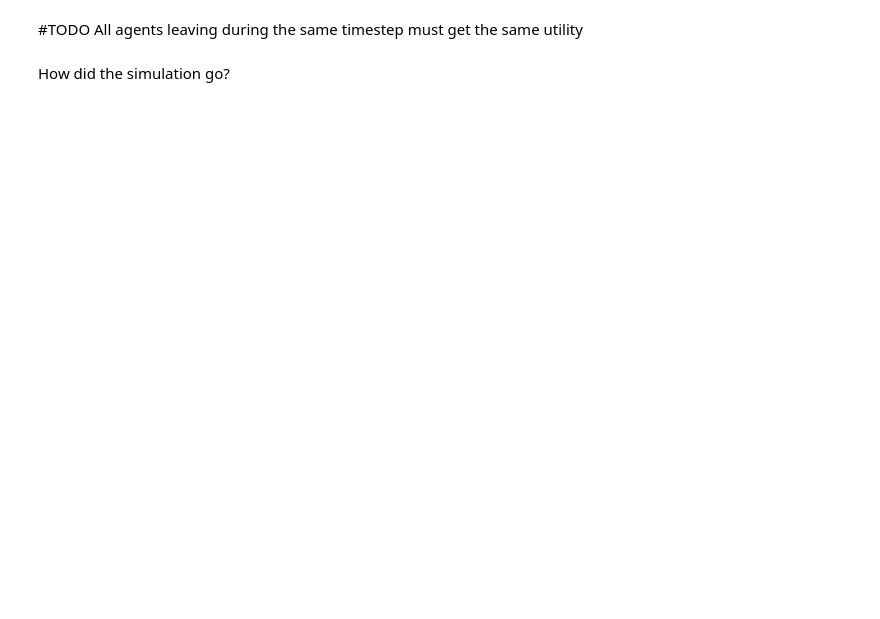
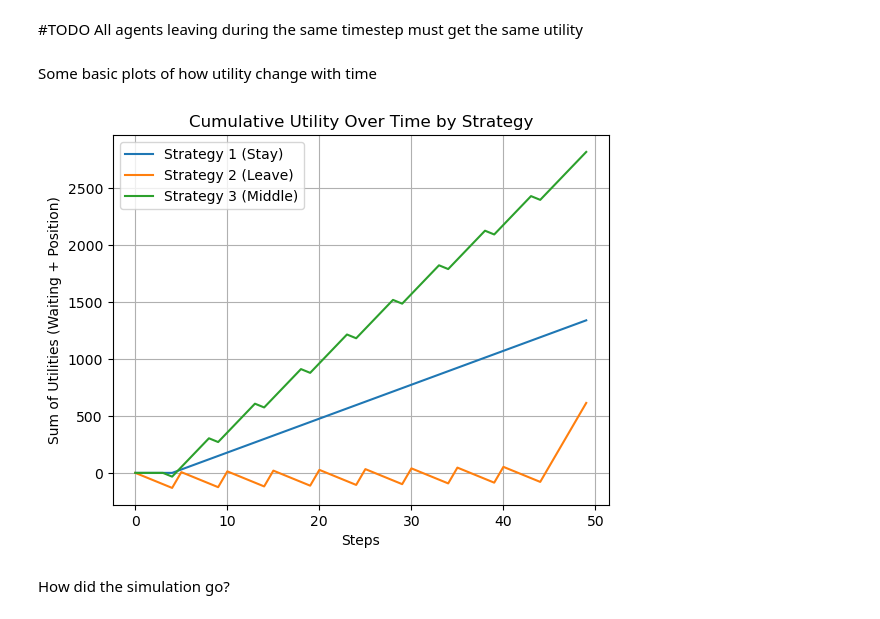
Before and after one commit to MAqvist/ENM140_Ketchup, a Jupyter notebook: august_test.ipynb, the cells around one changed output. Cells and saved outputs as stored; diff of their text form; code cells hidden in the pictures; blank space fills up the shorter version.

Commit message:
Renare version. Inkluderar plottar för hur utility förändras med tid

```diff
--- a/august_test.ipynb
+++ b/august_test.ipynb
@@ -118,3 +110,22 @@ def move_agent_to_next_concert(agent, idx, current_concert, next_concert, timest
+# %%
+def move_agent_to_next_concert(agent, idx, current_concert, next_concert, timestep, global_time):
+    timesteps_left = current_concert.duration-timestep
+    # Fill up agent's waiting utilities until the next concert
+    idx_counter = 0
+    for k in range(0,timesteps_left-1):
+        agent.waiting_utility_history[global_time+k] = get_waiting_utility() + agent.waiting_utility_history[global_time+k -1]
+        agent.position_utility_history[global_time+k] = agent.position_utility_history[global_time-1]
+        idx_counter += 1
+    agent.waiting_utility_history[global_time + timesteps_left-1] = agent.waiting_utility_history[global_time+idx_counter-1]
+
+    # Find position utility at next concert, add to history
+    position_utility = get_placement_utility(next_concert)
+    agent.position_utility = position_utility
+    agent.position_utility_history[global_time + timesteps_left-1] = position_utility + \
+    agent.position_utility_history[global_time-1]
+
+    next_concert.add_agent()
+    next_concert.agents[idx] = 1
 # %%
 global_time = 0
 for concert_idx in range(0,len(concerts)-1):
@@ -161,3 +184,40 @@ if ((agents[idx].strategy) == 2):
+# %% [markdown]
+Some basic plots of how utility change with time
+# %%
+import matplotlib.pyplot as plt
+
+agents_strategy_stay = [agent for agent in agents if agent.strategy == 1]
+agents_strategy_leave = [agent for agent in agents if agent.strategy == 2]
+agents_strategy_middle = [agent for agent in agents if agent.strategy == 3]
+
+timesteps = np.arange(festival_duration)
+sum_utility_stay = np.zeros(festival_duration)
+sum_utility_leave = np.zeros(festival_duration)
+sum_utility_middle = np.zeros(festival_duration)
+
+# Sum utilities for strategy 1 (stay)
+for agent in agents_strategy_stay:
+    sum_utility_stay += agent.waiting_utility_history + agent.position_utility_history
+
+# Sum utilities for strategy 2 (leave)
+for agent in agents_strategy_leave:
+    sum_utility_leave += agent.waiting_utility_history + agent.position_utility_history
+
+# Sum startegy 3 (go in the middle)
+for agent in agents_strategy_middle:
+    sum_utility_middle += agent.waiting_utility_history + agent.position_utility_history
+
+plt.plot(timesteps, sum_utility_stay, label="Strategy 1 (Stay)")
+plt.plot(timesteps, sum_utility_leave, label="Strategy 2 (Leave)")
+plt.plot(timesteps, sum_utility_middle, label="Strategy 3 (Middle)")
+plt.xlabel("Steps")
+plt.ylabel("Sum of Utilities (Waiting + Position)")
+plt.title("Cumulative Utility Over Time by Strategy")
+plt.legend()
+plt.grid(True)
+plt.show()
+# %% [output]
+[figure, added]
 # %%
  # elif (action == 'skip'):
             #     agents[idx].position_history.append(agents[idx].accumulated_position_utility) #rätt tillfälle?
```
Also changed, not shown: parts of 13 cells of this notebook.
